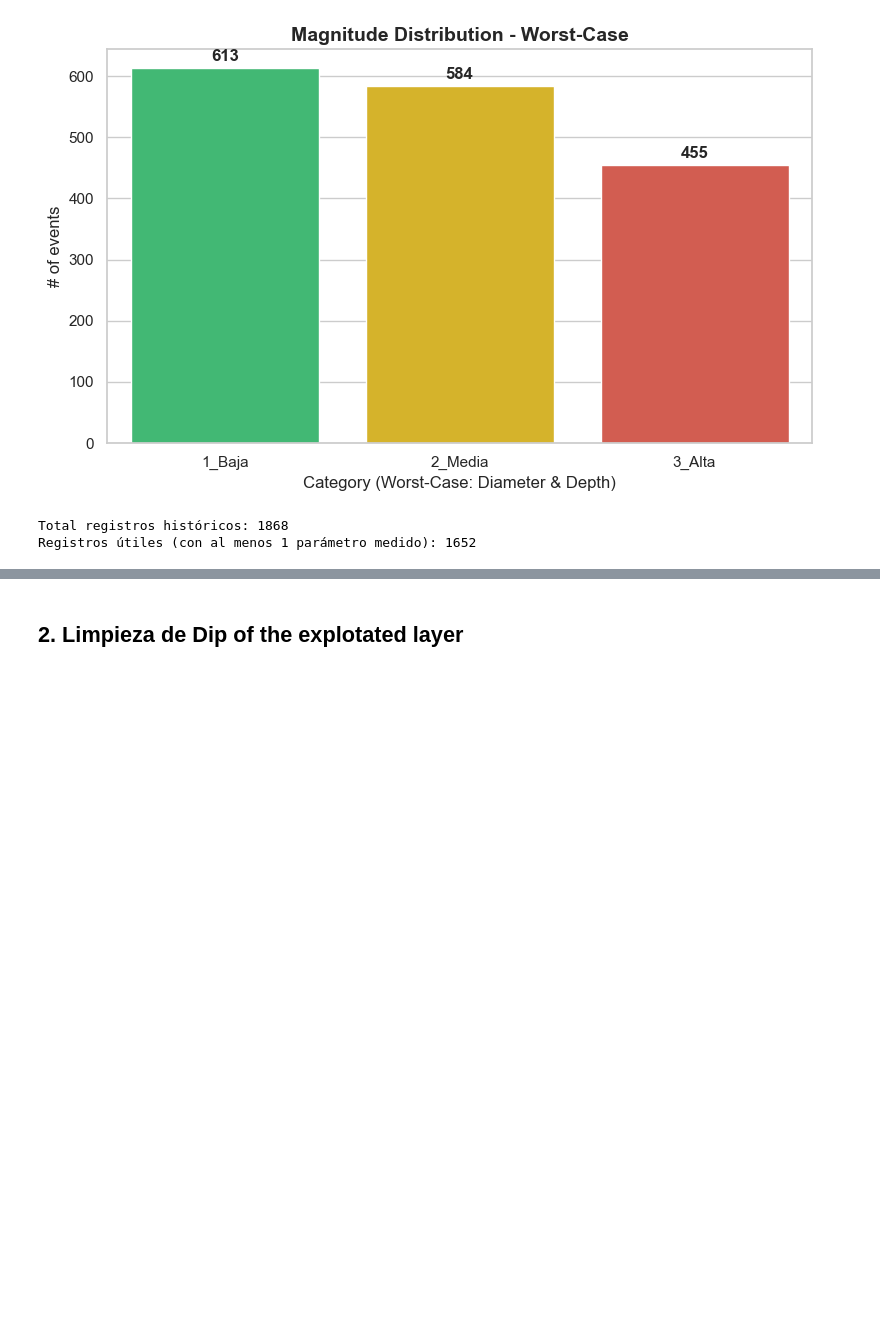
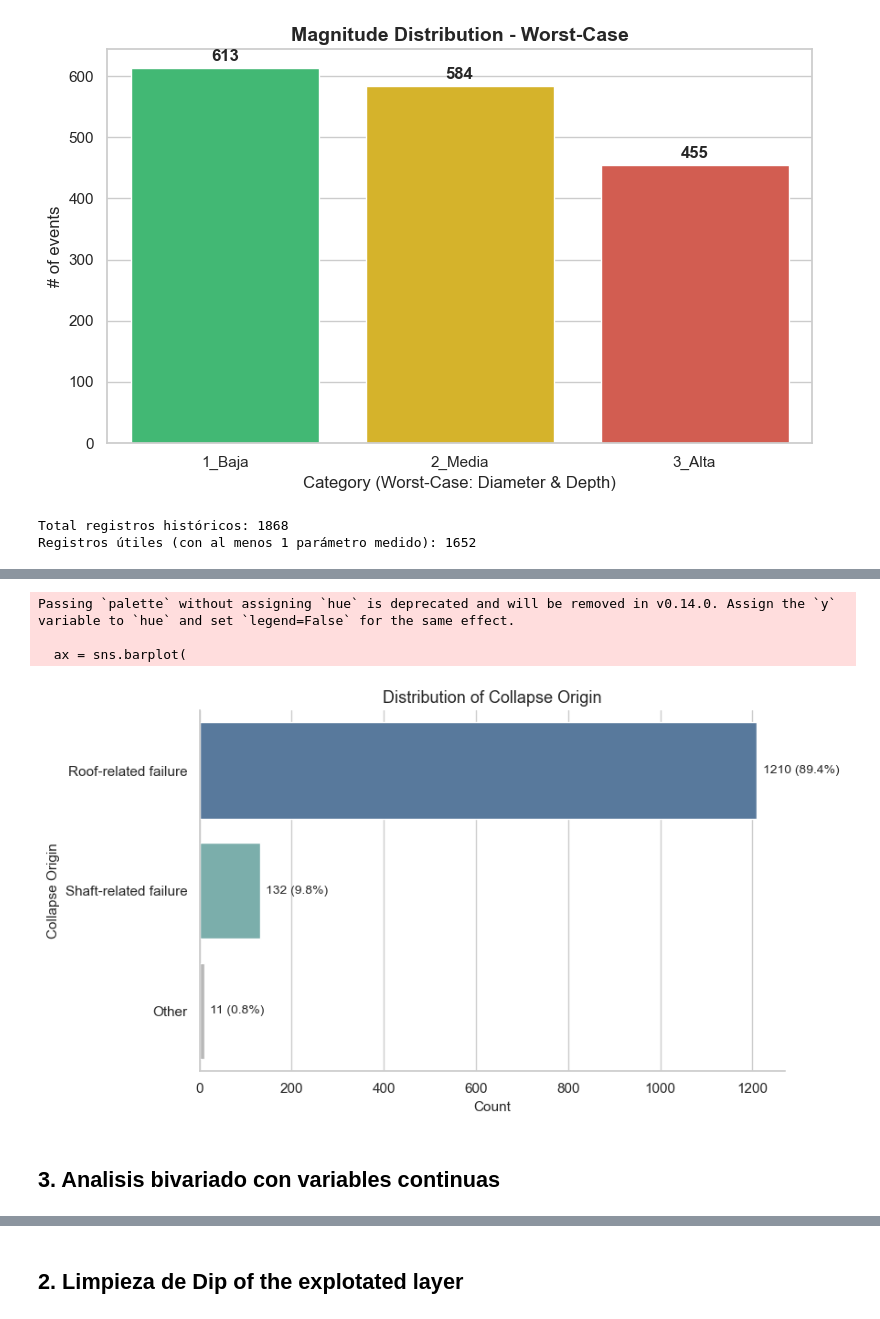
Before and after one commit to gerobena/sinkholes-prediction-model, a Jupyter notebook: scripts/sinkholes_prediction.ipynb, the cells around one changed output, grey strips where cells are left out. Drawn from its saved outputs; the diff is of its cells as text; code cells hidden in the pictures; blank space fills up the shorter version.

```diff
--- a/scripts/sinkholes_prediction.ipynb
+++ b/scripts/sinkholes_prediction.ipynb
@@ -3971,0 +4268,20 @@ memory usage: 135.5+ KB
+# %%
+# 3. Visualización (Gráfico de Barras Horizontal)
+plt.figure(figsize=(12, 6))
+sns.set_theme(style="whitegrid")
+
+# Filtramos los top 8 orígenes para que el gráfico no se sature de categorías raras
+top_n = frecuencias.head(8).index
+df_plot_origin = df_mag[df_mag['origin_collapse_clean'].isin(top_n)]
+
+sns.countplot(
+    data=df_plot_origin,
+    y='origin_collapse_clean',
+    order=top_n,
+    palette='viridis'
+)
+plt.title('Frecuency of Origin of Collapse', fontsize=14, fontweight='bold')
+plt.xlabel('Quantity of Sinkholes', fontsize=12)
+plt.ylabel('Origin Type', fontsize=12)
+plt.tight_layout()
+plt.show()
@@ -3971,0 +4367,54 @@ memory usage: 135.5+ KB
+# %%
+# 6. Visualizacion de variable agrupada
+
+import matplotlib.pyplot as plt
+import seaborn as sns
+
+plot_col = "origin_collapse_grouped"
+order = [
+    "Roof-related failure",
+    "Shaft-related failure",
+    "Other"
+]
+
+plot_data = (
+    df_mag_predictoras[plot_col]
+    .value_counts(dropna=False)
+    .reindex(order)
+    .reset_index()
+)
+
+plot_data.columns = ["Collapse origin", "Count"]
+plot_data["Percentage"] = (plot_data["Count"] / plot_data["Count"].sum() * 100).round(1)
+
+plt.figure(figsize=(9, 5))
+ax = sns.barplot(
+    data=plot_data,
+    y="Collapse origin",
+    x="Count",
+    palette=["#4C78A8", "#72B7B2", "#B8B8B8", "#D9D9D9"]
+)
+
+plt.title("Distribution of Collapse Origin", fontsize=13)
+plt.xlabel("Count", fontsize=11)
+plt.ylabel("Collapse Origin", fontsize=11)
+
+for i, row in plot_data.iterrows():
+    ax.text(
+        row["Count"] + plot_data["Count"].max() * 0.01,
+        i,
+        f'{row["Count"]} ({row["Percentage"]}%)',
+        va="center",
+        fontsize=10
+    )
+
+sns.despine()
+plt.tight_layout()
+plt.show()
+# %% [output]
+Passing `palette` without assigning `hue` is deprecated and will be removed in v0.14.0. Assign the `y` variable to `hue` and set `legend=False` for the same effect.
+
+  ax = sns.barplot(
+[figure, added]
+# %% [markdown]
+## 3. Analisis bivariado con variables continuas
```
Also changed, not shown: parts of 51 cells of this notebook, 1 other file.
